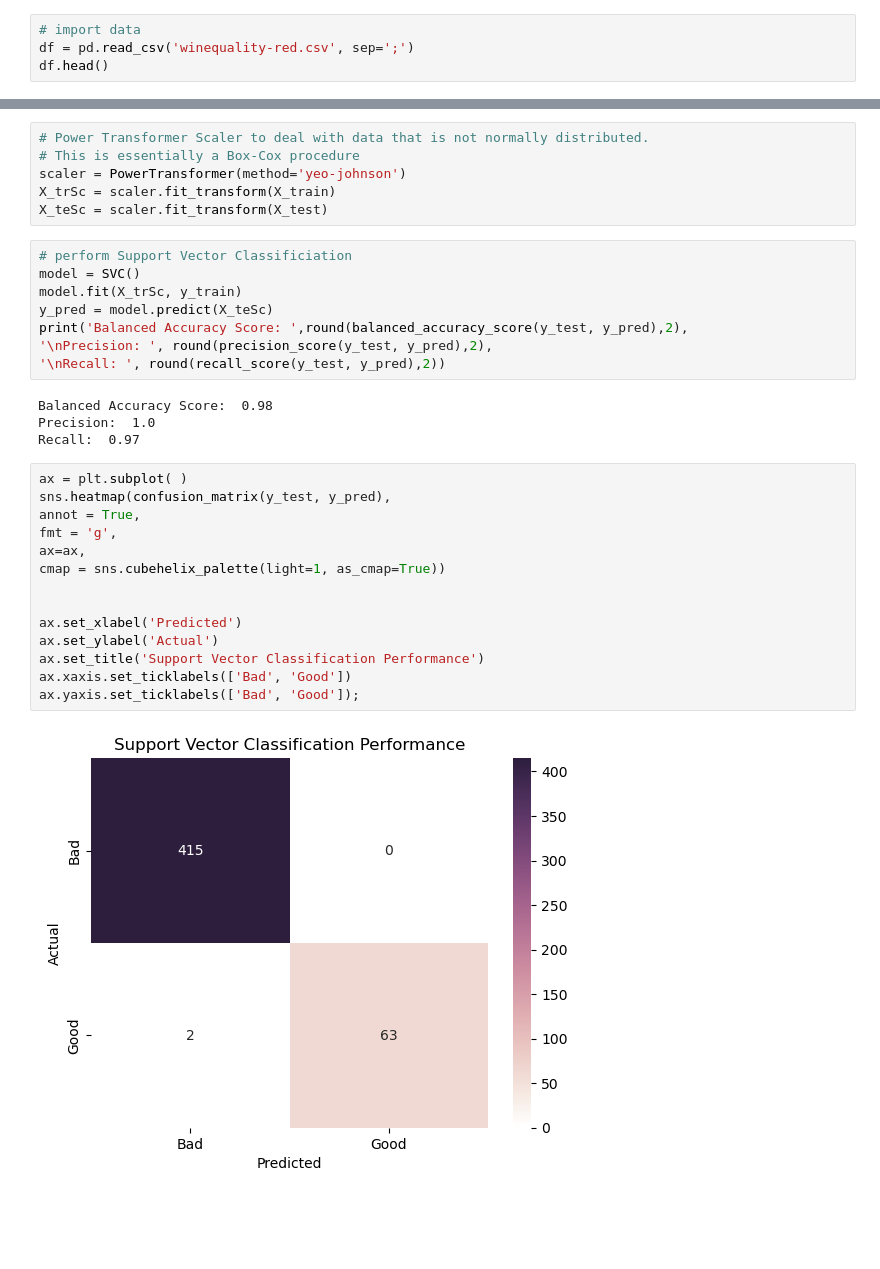
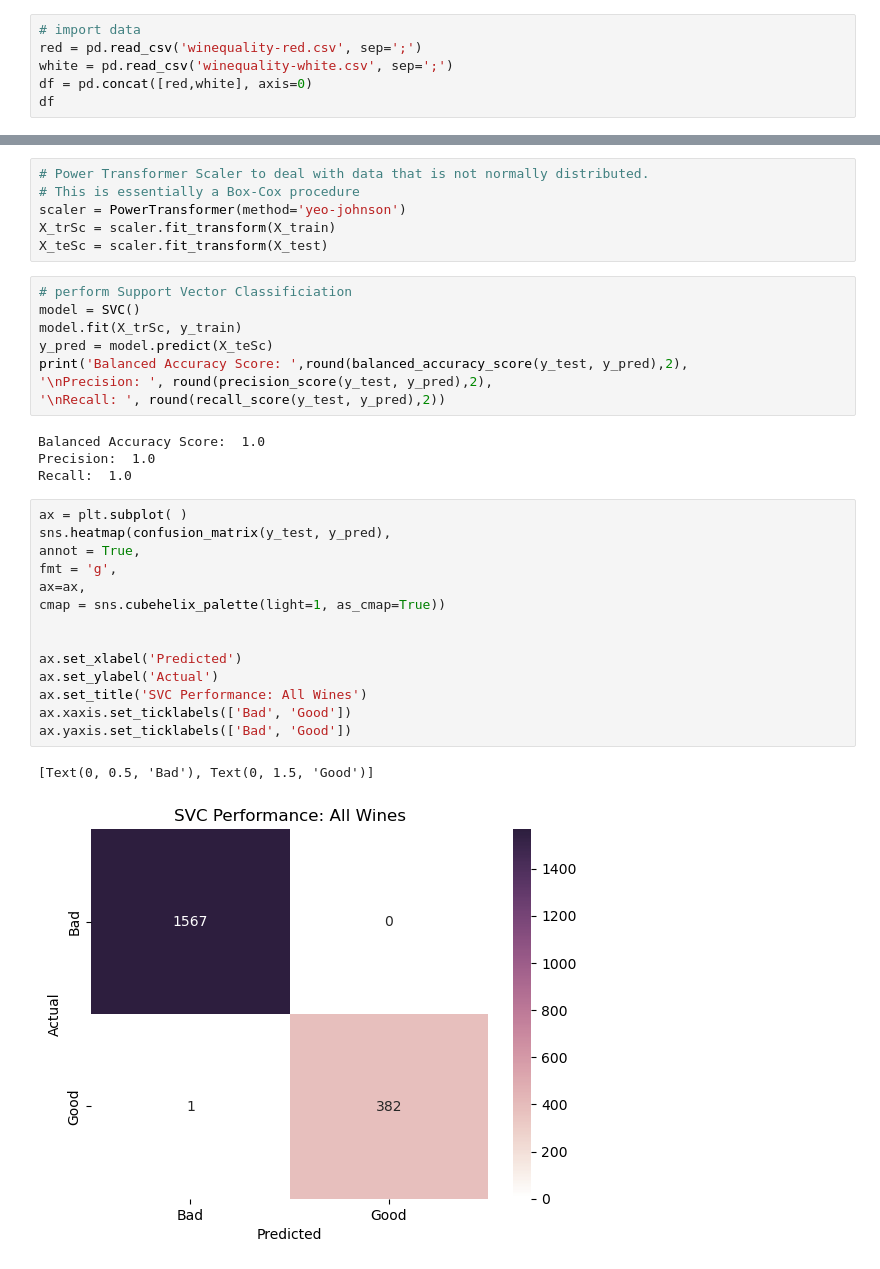
Before and after one commit to nmdollhopf/team1_wine_project, a Jupyter notebook: wineSVM.ipynb, the cells around one changed output, grey strips where cells are left out. Cells and saved outputs as stored; diff of their text form; blank space fills up the shorter version.

```diff
--- a/wineSVM.ipynb
+++ b/wineSVM.ipynb
@@ -15,7 +17,9 @@ from sklearn.decomposition import PCA
 # %%
 # import data
-df = pd.read_csv('winequality-red.csv', sep=';')
-df.head()
+red = pd.read_csv('winequality-red.csv', sep=';')
+white = pd.read_csv('winequality-white.csv', sep=';')
+df = pd.concat([red,white], axis=0)
+df
 # %% [output]
 |  | fixed acidity | volatile acidity | citric acid | residual sugar | chlorides | free sulfur dioxide | ... |
 | 0 | 7.4 | 0.70 | 0.00 | 1.9 | 0.076 | 11.0 | ... |
@@ -124,22 +99,23 @@ print('Balanced Accuracy Score: ',round(balanced_accuracy_score(y_test, y_pred),
 '\nPrecision: ', round(precision_score(y_test, y_pred),2),
 '\nRecall: ', round(recall_score(y_test, y_pred),2))
 # %% [output]
-Balanced Accuracy Score:  0.98
+Balanced Accuracy Score:  1.0
 Precision:  1.0
-Recall:  0.97
+Recall:  1.0
 # %%
 ax = plt.subplot( )
 sns.heatmap(confusion_matrix(y_test, y_pred),
 annot = True,
 fmt = 'g',
 ax=ax,
 cmap = sns.cubehelix_palette(light=1, as_cmap=True))
 
 
 ax.set_xlabel('Predicted')
 ax.set_ylabel('Actual')
-ax.set_title('Support Vector Classification Performance')
+ax.set_title('SVC Performance: All Wines')
 ax.xaxis.set_ticklabels(['Bad', 'Good'])
-ax.yaxis.set_ticklabels(['Bad', 'Good']);
+ax.yaxis.set_ticklabels(['Bad', 'Good'])
 # %% [output]
+[Text(0, 0.5, 'Bad'), Text(0, 1.5, 'Good')]
-[figure, old version]
+[figure, new version]
```
Also changed, not shown: parts of 8 cells of this notebook, 2 other files.
